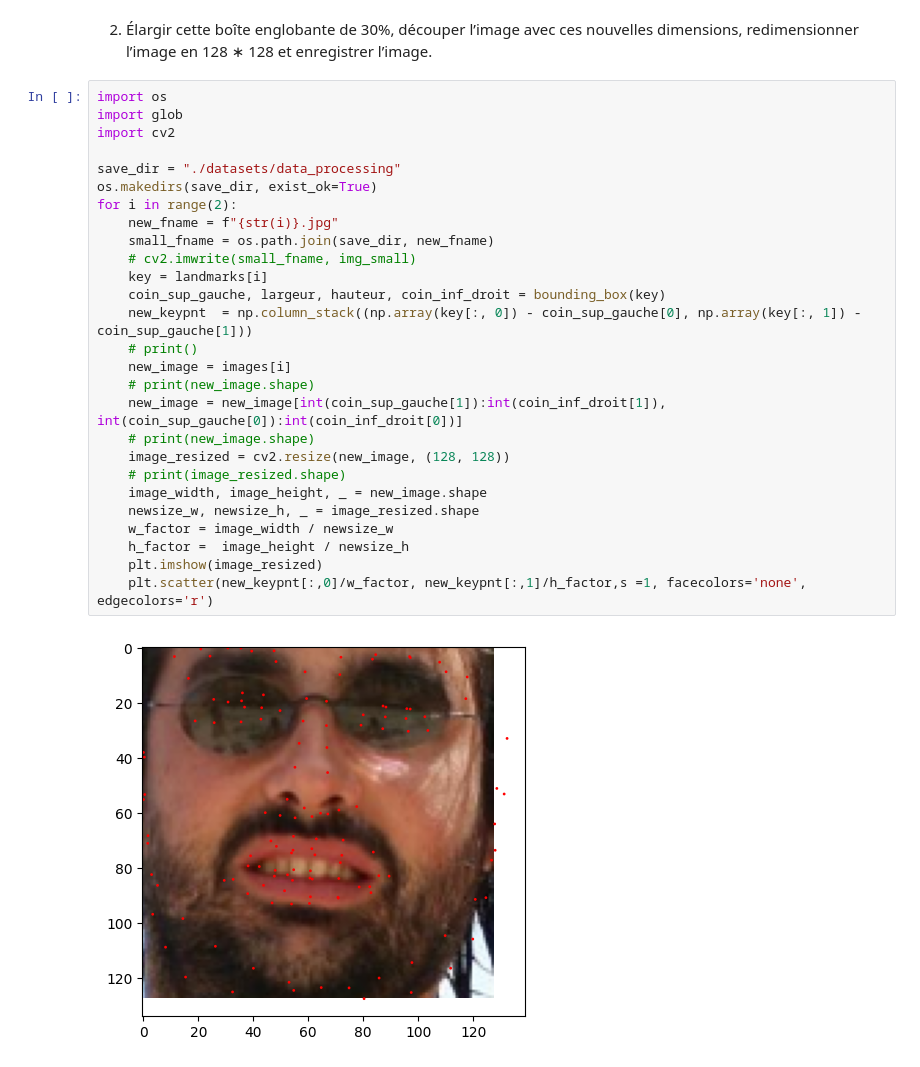
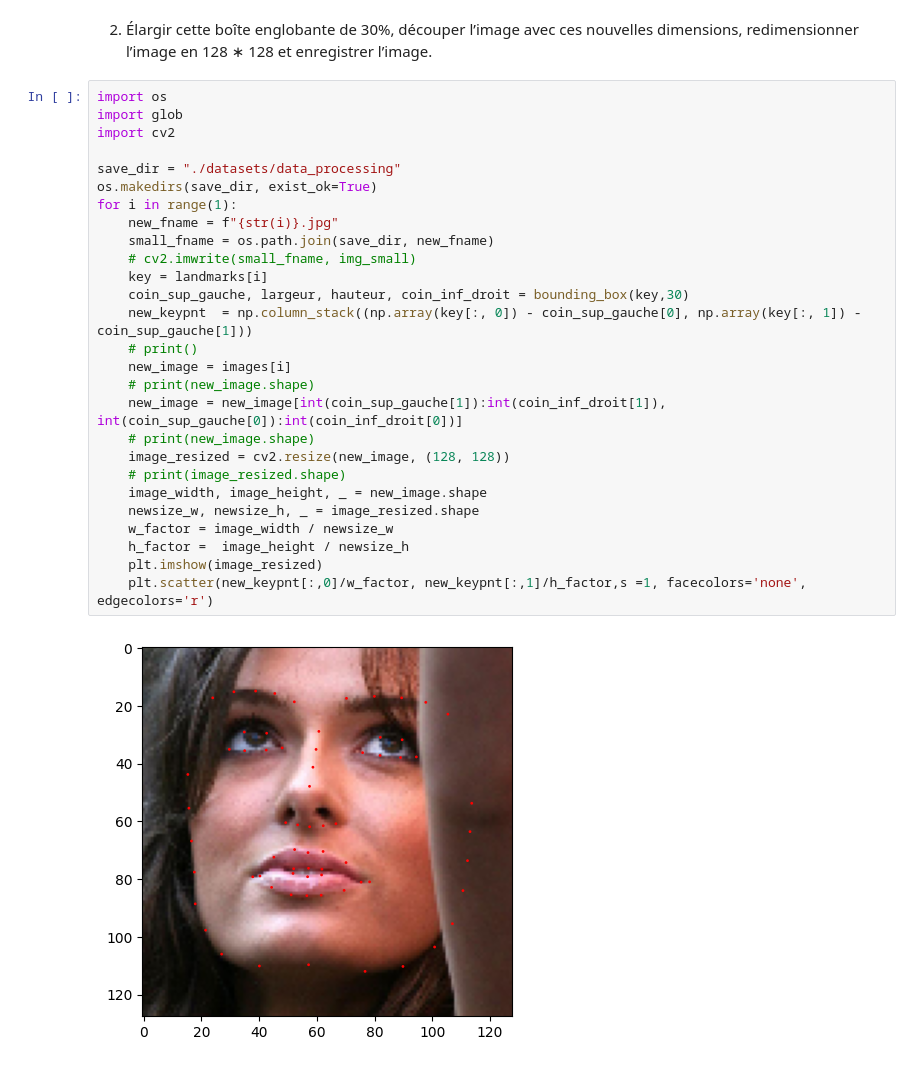
Before and after one commit to MassylHAMDI/Tp_Biometrie_Sorbonne, a Jupyter notebook: Tp2_ facial analysis/TP2_Analyse_faciale.ipynb, the cells around one changed output. Cells and saved outputs as stored; diff of their text form.

```diff
--- a/Tp2_ facial analysis/TP2_Analyse_faciale.ipynb
+++ b/Tp2_ facial analysis/TP2_Analyse_faciale.ipynb
@@ -120,29 +120,29 @@ for i, ind in enumerate(index):
 # %%
 import os
 import glob
 import cv2
 
 save_dir = "./datasets/data_processing"
 os.makedirs(save_dir, exist_ok=True)
-for i in range(2):
+for i in range(1):
     new_fname = f"{str(i)}.jpg"
     small_fname = os.path.join(save_dir, new_fname)
     # cv2.imwrite(small_fname, img_small)
     key = landmarks[i]
-    coin_sup_gauche, largeur, hauteur, coin_inf_droit = bounding_box(key)
+    coin_sup_gauche, largeur, hauteur, coin_inf_droit = bounding_box(key,30)
     new_keypnt  = np.column_stack((np.array(key[:, 0]) - coin_sup_gauche[0], np.array(key[:, 1]) - coin_sup_gauche[1]))
     # print()
     new_image = images[i]
     # print(new_image.shape)
     new_image = new_image[int(coin_sup_gauche[1]):int(coin_inf_droit[1]), int(coin_sup_gauche[0]):int(coin_inf_droit[0])]
     # print(new_image.shape)
     image_resized = cv2.resize(new_image, (128, 128))
     # print(image_resized.shape)
     image_width, image_height, _ = new_image.shape
     newsize_w, newsize_h, _ = image_resized.shape
     w_factor = image_width / newsize_w
     h_factor =  image_height / newsize_h
     plt.imshow(image_resized)
     plt.scatter(new_keypnt[:,0]/w_factor, new_keypnt[:,1]/h_factor,s =1, facecolors='none', edgecolors='r')
 # %% [output]
-[figure, old version]
+[figure, new version]
```
Also changed, not shown: parts of 1 cell of this notebook.
